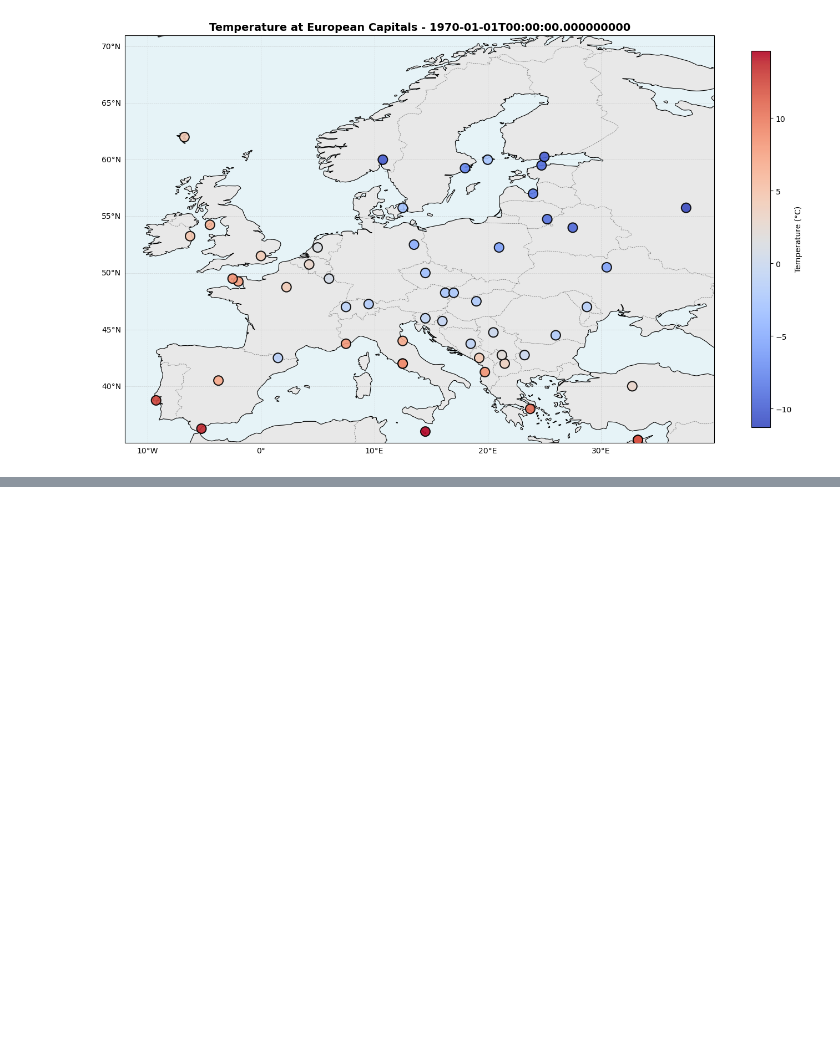
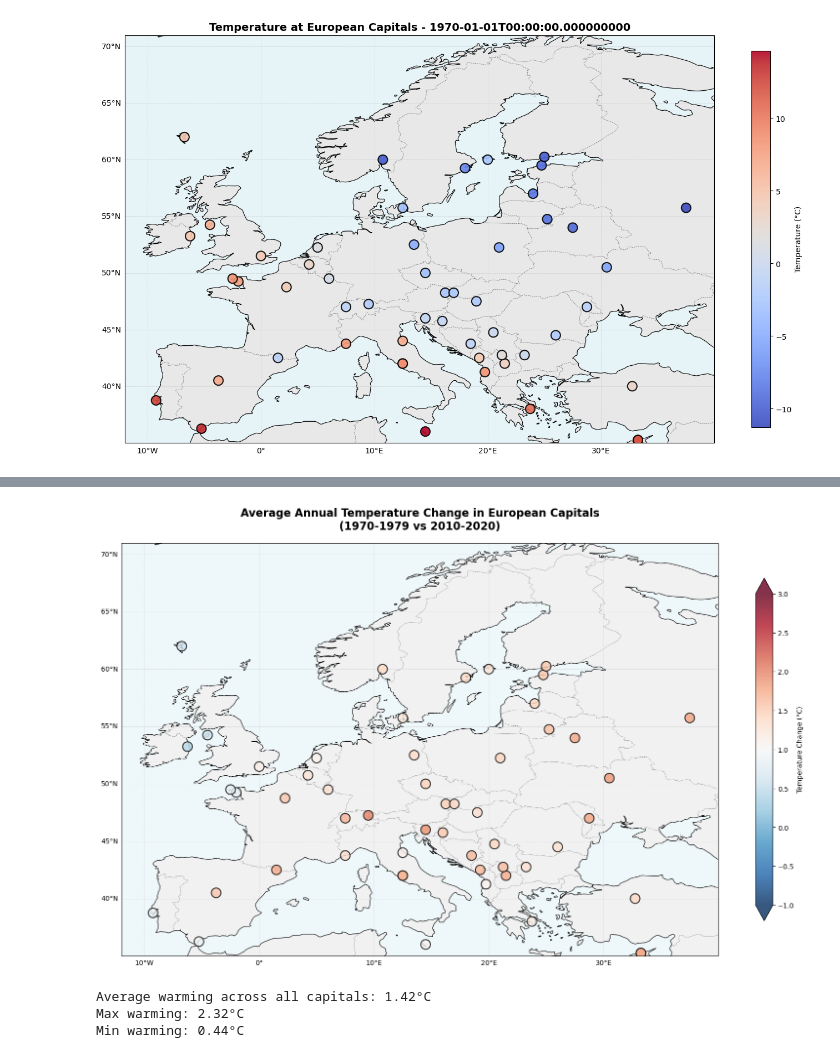
Before and after one commit to evarayHEIG/mlbd_projet, a Jupyter notebook: extract_climate_features.ipynb, the cells around one changed output, grey strips where cells are left out. Saved outputs shown, nothing was run; the diff lists cells and outputs as text; code cells hidden in the pictures; blank space fills up the shorter version.

```diff
--- a/extract_climate_features.ipynb
+++ b/extract_climate_features.ipynb
@@ -233,0 +524,60 @@ For each feature, for each capital (lat,lon), do the mean on 10 years for each m
+# %%
+# Map with temperature change across all European capitals
+
+# Calculate temperature change between first and last period
+df_1970 = loaded_datasets['1970-1979']
+df_2010 = loaded_datasets['2010-2020']
+
+temp_change = []
+lats_plot = []
+lons_plot = []
+
+for _, row_70 in df_1970.iterrows():
+    lat = row_70['latitude']
+    lon = row_70['longitude']
+    row_10 = df_2010[(df_2010['latitude'] == lat) & (df_2010['longitude'] == lon)]
+
+    if not row_10.empty:
+        # Calculate mean annual temperature for both periods
+        temp_70 = np.mean([row_70[f't2m_{m}'] for m in month_names])
+        temp_10 = np.mean([row_10.iloc[0][f't2m_{m}'] for m in month_names])
+        change = temp_10 - temp_70  # Already in Kelvin, difference is same in Celsius
+        temp_change.append(change)
+        lats_plot.append(lat)
+        lons_plot.append(lon)
+
+fig, ax = plt.subplots(figsize=(16, 12), subplot_kw={'projection': ccrs.PlateCarree()})
+
+ax.add_feature(cfeature.LAND, facecolor='lightgray', alpha=0.3)
+ax.add_feature(cfeature.COASTLINE, linewidth=0.8)
+ax.add_feature(cfeature.BORDERS, linewidth=0.5, linestyle='--', alpha=0.5)
+ax.add_feature(cfeature.OCEAN, facecolor='lightblue', alpha=0.2)
+
+# Plot with diverging colormap (negative=cooling, positive=warming)
+scatter = ax.scatter(lons_plot, lats_plot, c=temp_change, cmap='RdBu_r',
+                     s=200, edgecolors='black', linewidths=1.5,
+                     transform=ccrs.PlateCarree(), zorder=5, alpha=0.8,
+                     vmin=-1, vmax=3)
+
+cbar = plt.colorbar(scatter, ax=ax, label='Temperature Change (°C)',
+                    shrink=0.6, pad=0.05, extend='both')
+
+ax.set_extent([-12, 40, 35, 71], crs=ccrs.PlateCarree())
+
+gl = ax.gridlines(draw_labels=True, linewidth=0.5, alpha=0.5, linestyle='--')
+gl.top_labels = False
+gl.right_labels = False
+
+ax.set_title('Average Annual Temperature Change in European Capitals\n(1970-1979 vs 2010-2020)',
+             fontsize=16, fontweight='bold', pad=20)
+plt.tight_layout()
+plt.show()
+
+print(f"Average warming across all capitals: {np.mean(temp_change):.2f}°C")
+print(f"Max warming: {np.max(temp_change):.2f}°C")
+print(f"Min warming: {np.min(temp_change):.2f}°C")
+# %% [output]
+[figure, added]
+Average warming across all capitals: 1.42°C
+Max warming: 2.32°C
+Min warming: 0.44°C
```
Also changed, not shown: parts of 18 cells of this notebook, 6 other files.
